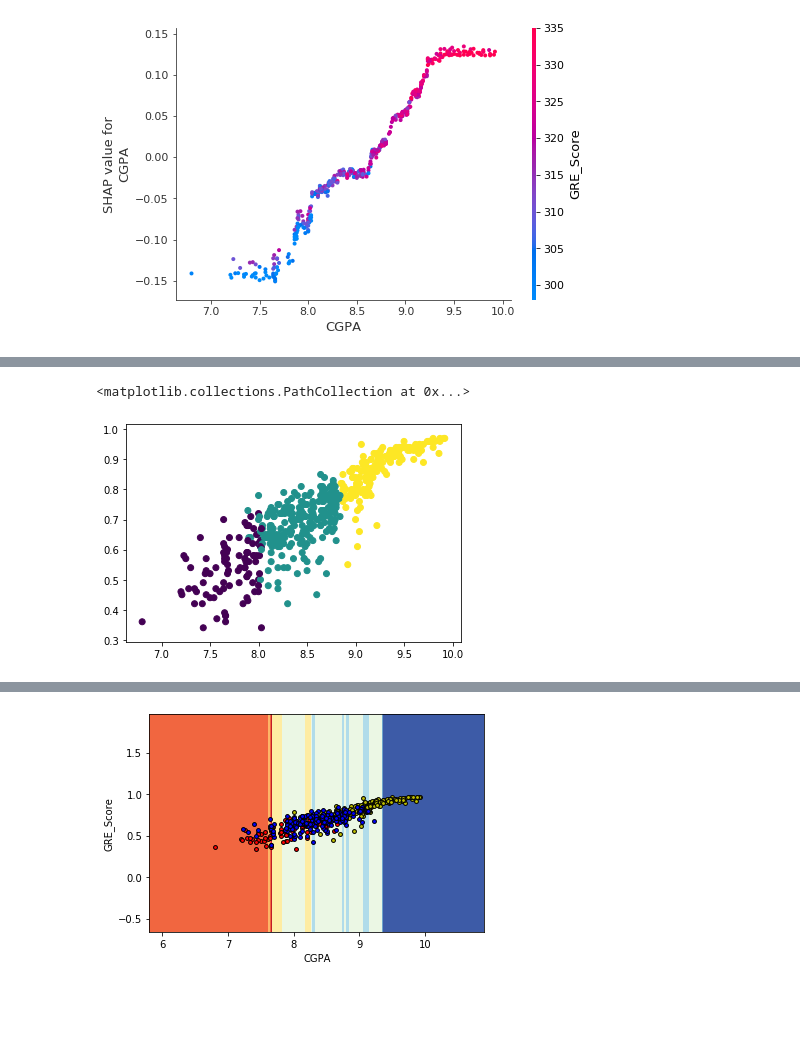
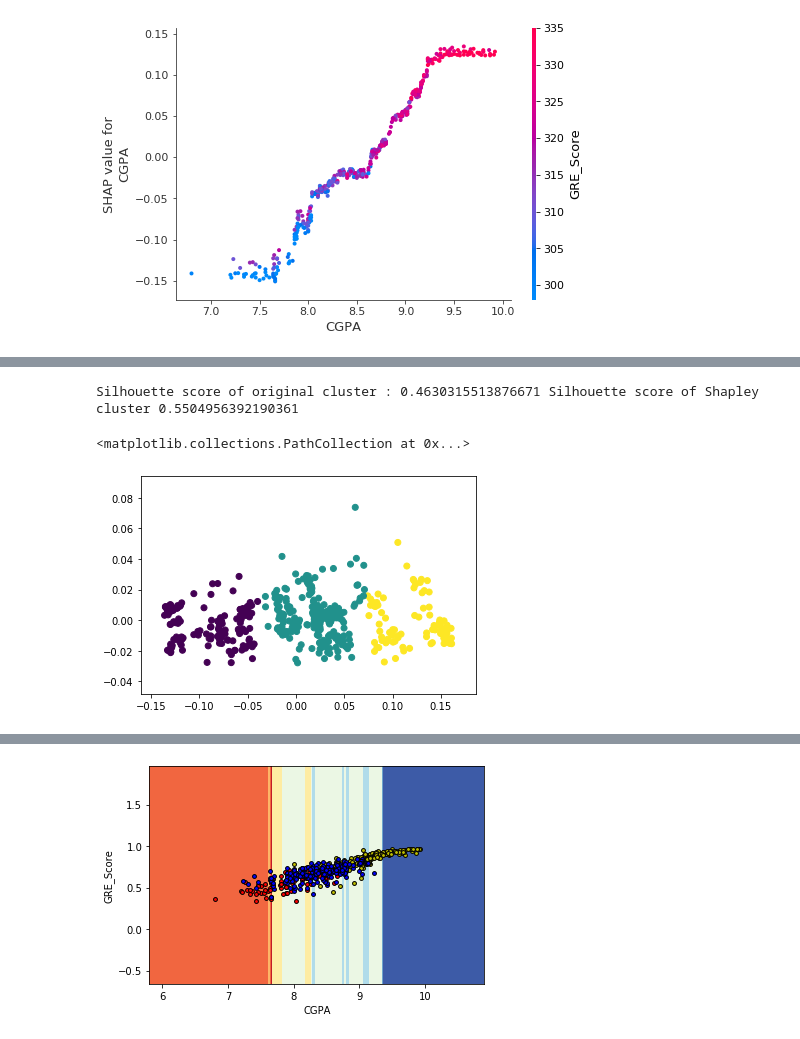
Before and after one commit to koralpc/shapley-bootstrapping, a Jupyter notebook: Notebooks/Untitled.ipynb, the cells around one changed output, grey strips where cells are left out. Cells and saved outputs as stored; diff of their text form; code cells hidden in the pictures; blank space fills up the shorter version.

```diff
--- a/Notebooks/Untitled.ipynb
+++ b/Notebooks/Untitled.ipynb
@@ -141,9 +137,19 @@ shap.dependence_plot('CGPA', shap_values, X, display_features=X)
 # %%
 from sklearn.decomposition import PCA
 from sklearn.cluster import KMeans
-pca1 = PCA(n_components=2)
-pca2 = pca1.fit_transform(X)
+explained_var_ratio = 0
+k = 1
+while explained_var_ratio < 0.95:
+    k += 1
+    try:
+        pca = PCA(n_components = k)
+    except:
+        pca = PCA(n_components = 1)
+    pca.fit(X)
+    explained_var_ratio = pca.explained_variance_ratio_.sum()
+pca2 = pca.transform(X)
 kmeans = KMeans(n_clusters=3, random_state=0).fit(X)
 labels = kmeans.predict(X)
-plt.scatter(X['CGPA'][:1000],y[:1000],c = labels[:1000])
-plt.legend()
+#plt.scatter(pca2[:,0],pca2[:,1],labels)
+#plt.scatter(X['CGPA'][:1000],y[:1000],c = labels[:1000])
+#plt.legend()
@@ -154,9 +156,28 @@ No handles with labels found to put in legend.
 # %%
-pca = PCA(n_components=2)
-pca3 = pca.fit_transform(shap_values)
+explained_var_ratio = 0
+k = 1
+while explained_var_ratio < 0.95:
+    k += 1
+    try:
+        pca = PCA(n_components = k)
+    except:
+        pca = PCA(n_components = 1)
+    pca.fit(shap_values)
+    explained_var_ratio = pca.explained_variance_ratio_.sum()
+pca3 = pca.transform(shap_values)
 kmeans = KMeans(n_clusters=3, random_state=0).fit(shap_values)
 labels_shap = kmeans.predict(shap_values)
-plt.scatter(X['CGPA'][:1000],y[:1000],c = labels_shap[:1000])
+#plt.scatter(pca3[:,0],pca3[:,1],labels_shap)
+#plt.scatter(X['CGPA'][:1000],y[:1000],c = labels_shap[:1000])
-# %% [output]
-<matplotlib.collections.PathCollection at 0x...>
-[figure, removed]
+# %%
+from sklearn.metrics import silhouette_score
+silhouette_org = silhouette_score(X,labels)
+silhouette_shap = silhouette_score(shap_values,labels_shap)
+print('Silhouette score of original cluster : {} Silhouette score of Shapley cluster {}'.format(silhouette_org,silhouette_shap))
+# %% [output]
+Silhouette score of original cluster : 0.4630315513876671 Silhouette score of Shapley cluster 0.5504956392190361
+# %%
+plt.scatter(pca3[:,0],pca3[:,1],c = labels_shap)
+# %% [output]
+<matplotlib.collections.PathCollection at 0x...>
+[figure, added]
```
Also changed, not shown: parts of 16 cells of this notebook, 23 other files.
